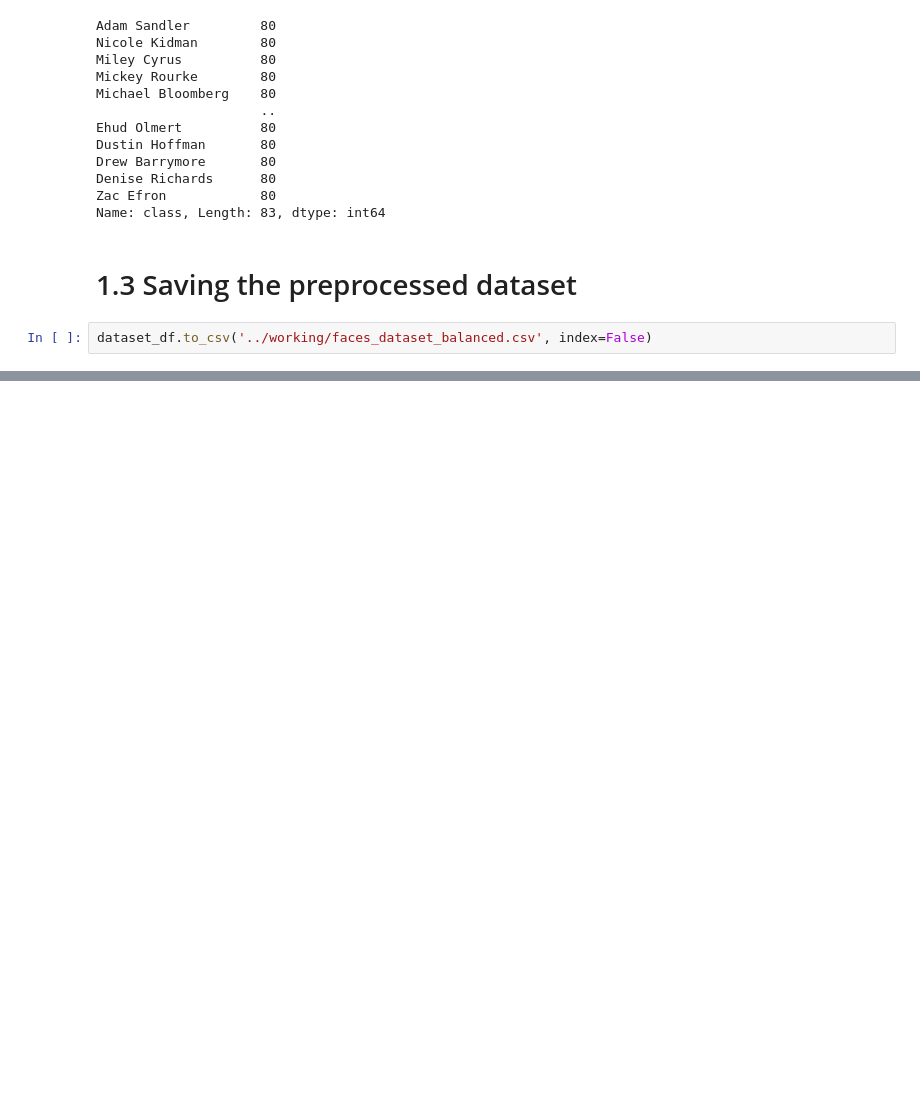
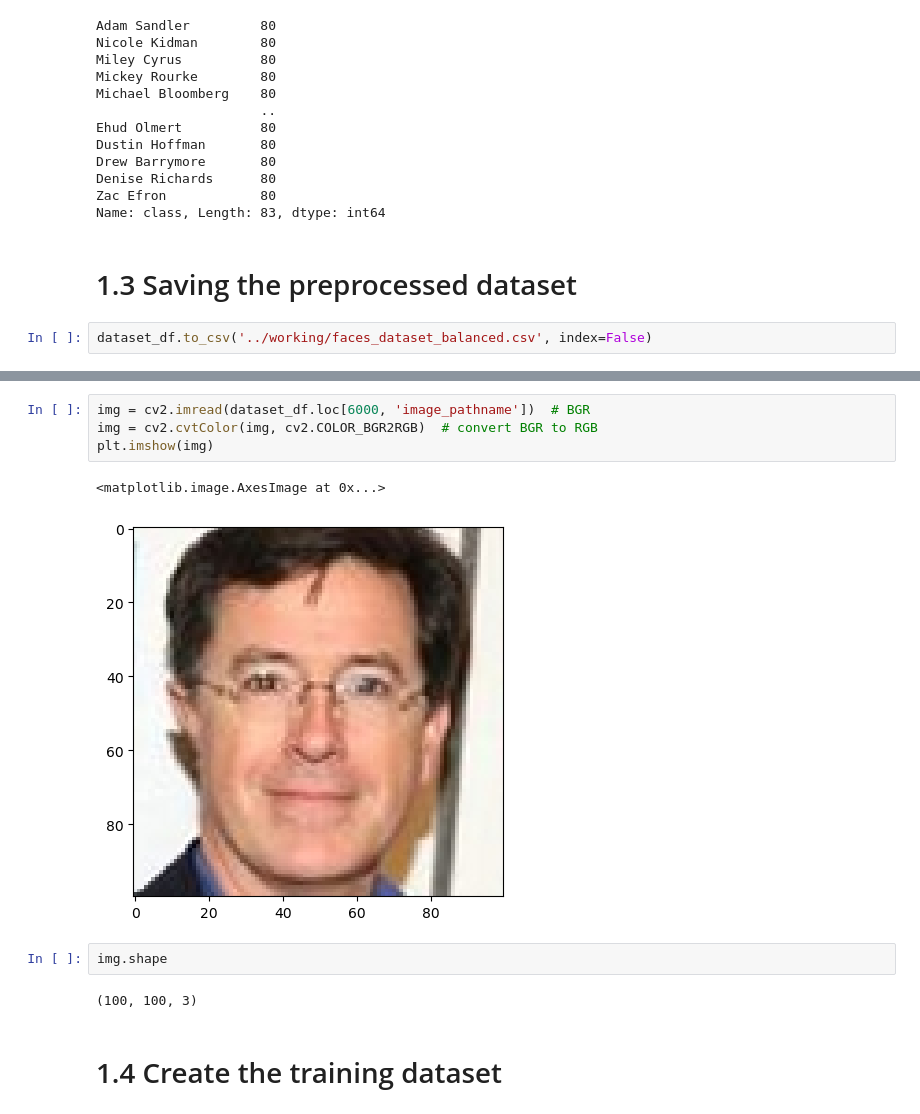
Before and after one commit to HWatanuki/Projeto_D3APL, a Jupyter notebook: teste.ipynb, the cells around one changed output, grey strips where cells are left out. Saved outputs shown, nothing was run; the diff lists cells and outputs as text; blank space fills up the shorter version.

```diff
--- a/teste.ipynb
+++ b/teste.ipynb
@@ -214,0 +293,13 @@ dataset_df.to_csv('../working/faces_dataset_balanced.csv', index=False)
+# %%
+img = cv2.imread(dataset_df.loc[6000, 'image_pathname'])  # BGR
+img = cv2.cvtColor(img, cv2.COLOR_BGR2RGB)  # convert BGR to RGB
+plt.imshow(img)
+# %% [output]
+<matplotlib.image.AxesImage at 0x...>
+[figure, added]
+# %%
+img.shape
+# %% [output]
+(100, 100, 3)
+# %% [markdown]
+# 1.4 Create the training dataset
```
Also changed, not shown: parts of 61 cells of this notebook.
